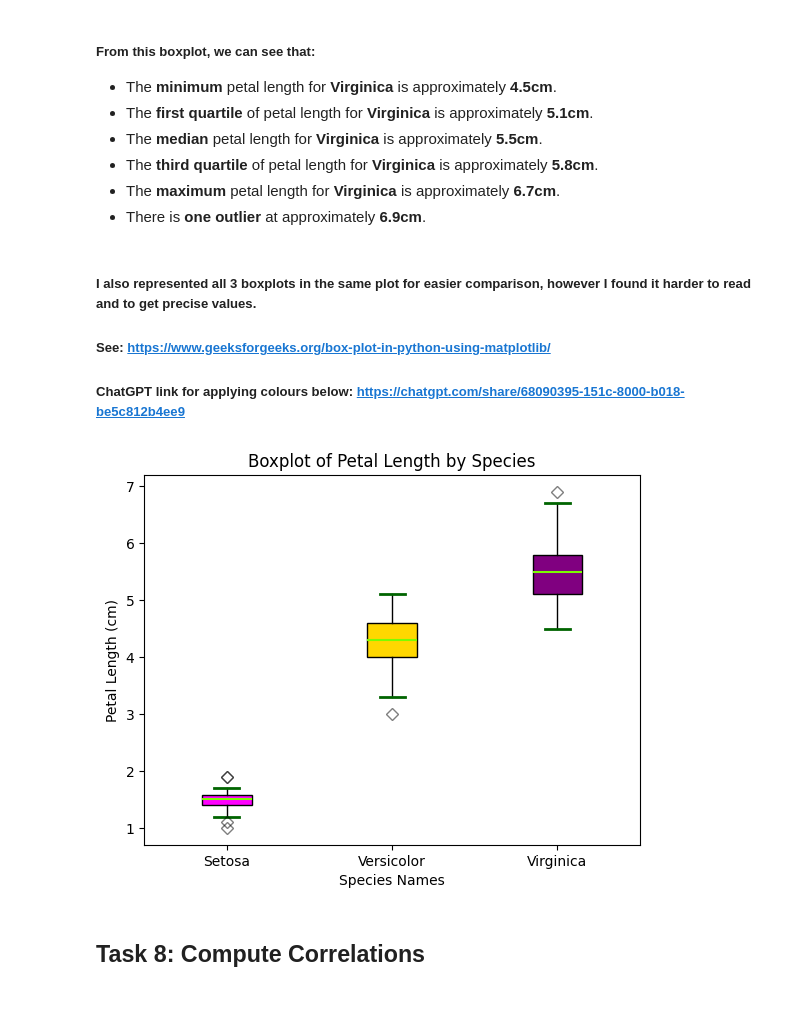
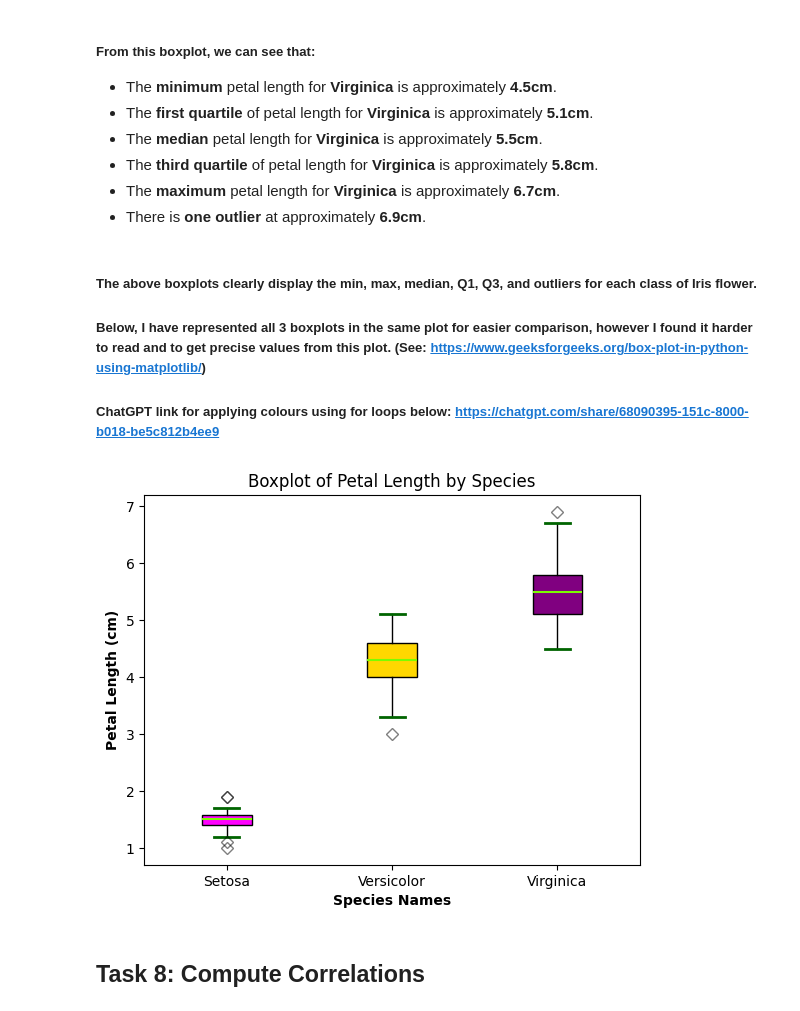
Before and after one commit to zoeharlowe/principles_of_data_analytics, a Jupyter notebook: tasks.ipynb, the cells around one changed output. Cells and saved outputs as stored; diff of their text form; code cells hidden in the pictures.

```diff
--- a/tasks.ipynb
+++ b/tasks.ipynb
@@ -391,10 +478,10 @@ plt.yticks(np.arange(4.5, 7.2, 0.2))
 - The **maximum** petal length for **Virginica** is approximately **6.7cm**.
 - There is **one outlier** at approximately **6.9cm**.
 # %% [markdown]
-##### I also represented all 3 boxplots in the same plot for easier comparison, however I found it harder to read and to get precise values.
+##### The above boxplots clearly display the min, max, median, Q1, Q3, and outliers for each class of Iris flower.
+##### Below, I have represented all 3 boxplots in the same plot for easier comparison, however I found it harder to read and to get precise values from this plot. (See: https://www.geeksforgeeks.org/box-plot-in-python-using-matplotlib/)
 
-##### See: https://www.geeksforgeeks.org/box-plot-in-python-using-matplotlib/
-##### ChatGPT link for applying colours below: https://chatgpt.com/share/68090395-151c-8000-b018-be5c812b4ee9
+##### ChatGPT link for applying colours using for loops below: https://chatgpt.com/share/68090395-151c-8000-b018-be5c812b4ee9
 # %%
 # List of features to represent in boxplot
 data_to_plot = [setosa_petal, versicolor_petal, virginica_petal]
@@ -406,36 +493,36 @@ bp = plt.boxplot(data_to_plot, patch_artist=True, labels=["Setosa", "Versicolor"
 plt.title("Boxplot of Petal Length by Species")
 
 # Axis labels
-plt.ylabel("Petal Length (cm)")
-plt.xlabel("Species Names")
+plt.ylabel("Petal Length (cm)", fontweight='bold')
+plt.xlabel("Species Names", fontweight='bold')
 
 # Box colours
 # Set colours using a list
 colors = ["magenta", "gold", "purple"]
 
 # I used ChatGPT to help me apply colours: https://chatgpt.com/share/68090395-151c-8000-b018-be5c812b4ee9
 for patch, color in zip(bp['boxes'], colors):
     patch.set_facecolor(color)
 
 # Changing style of fliers
 for flier in bp['fliers']:
     flier.set(marker ='D',
               color ='darkblue',
               alpha = 0.5)
 
 # Changing colour and linewidth of caps
 for cap in bp['caps']:
     cap.set(color ='darkgreen',
             linewidth = 2)
 
 # Changing colour and linewidth of median
 for median in bp['medians']:
     median.set(color ='lawngreen',
                linewidth = 1.5)
 
 plt.show()
 # %% [output]
-[figure, old version]
+[figure, new version]
 # %% [markdown]
 ## Task 8: Compute Correlations
 # %% [markdown]
```
Also changed, not shown: parts of 8 cells of this notebook.
